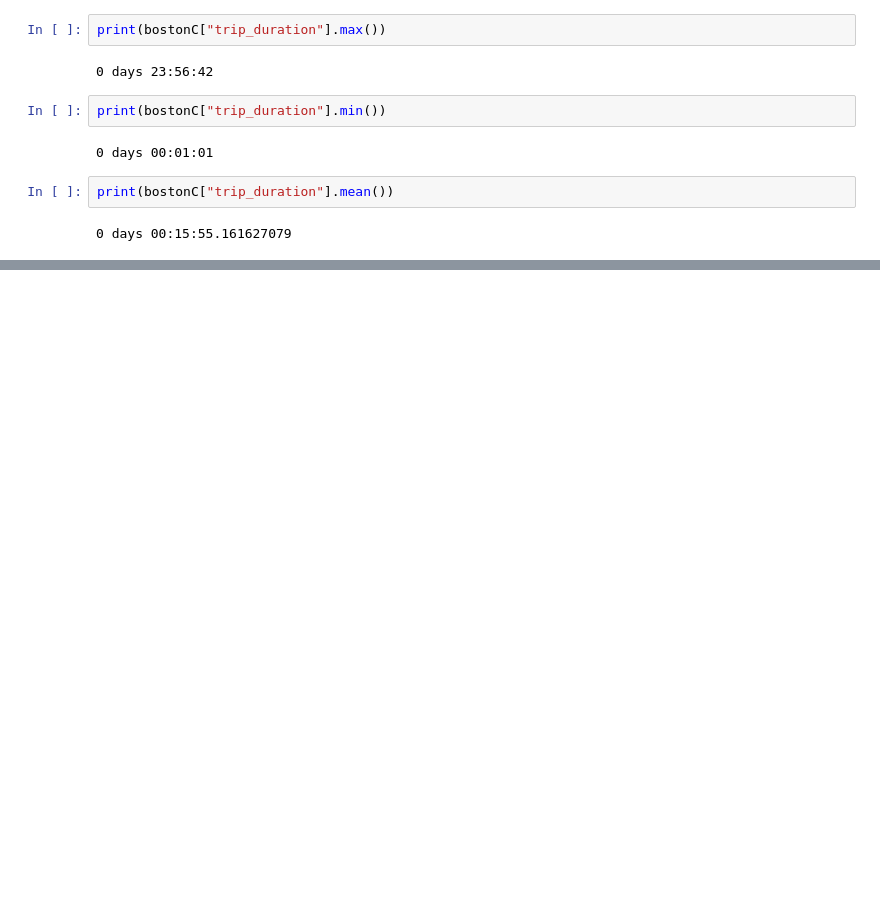
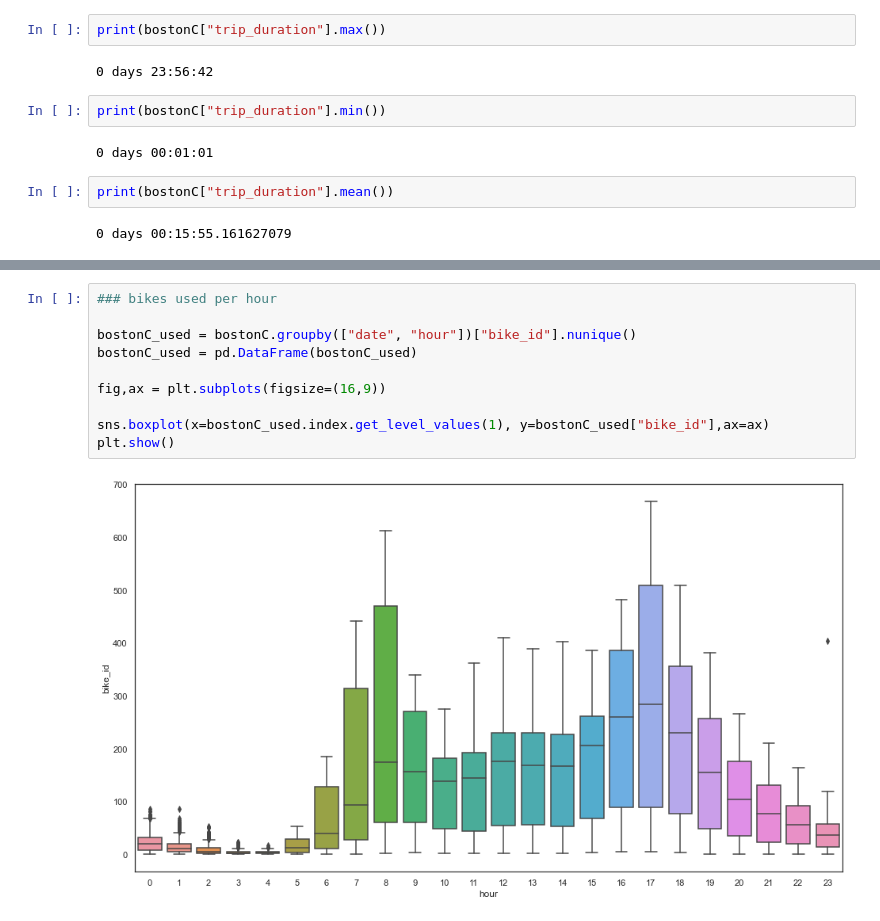
Before and after one commit to Timo-Heller/DSML-MMA_TEE, a Jupyter notebook: boston_data_exploration.ipynb, the cells around one changed output, grey strips where cells are left out. Saved outputs shown, nothing was run; the diff lists cells and outputs as text; blank space fills up the shorter version.

```diff
--- a/boston_data_exploration.ipynb
+++ b/boston_data_exploration.ipynb
@@ -277,0 +437,12 @@ print(bostonC["trip_duration"].mean())
+# %%
+### bikes used per hour
+
+bostonC_used = bostonC.groupby(["date", "hour"])["bike_id"].nunique()
+bostonC_used = pd.DataFrame(bostonC_used)
+
+fig,ax = plt.subplots(figsize=(16,9))
+
+sns.boxplot(x=bostonC_used.index.get_level_values(1), y=bostonC_used["bike_id"],ax=ax)
+plt.show()
+# %% [output]
+[figure, added]
```
Also changed, not shown: parts of 14 cells of this notebook.
